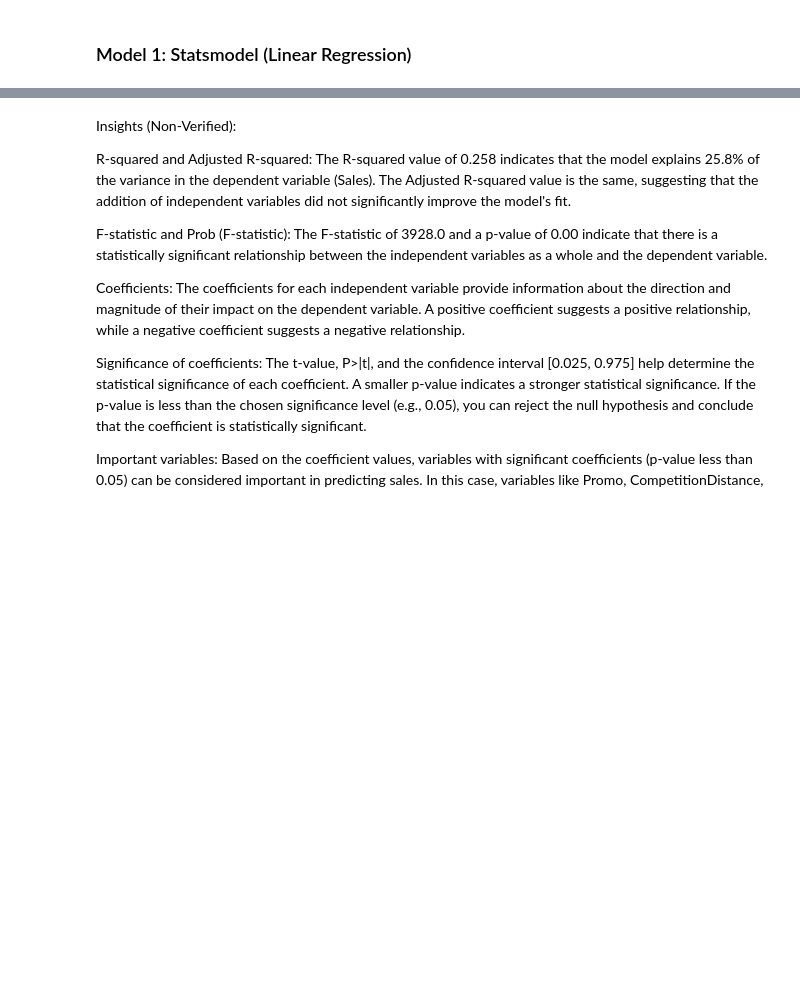
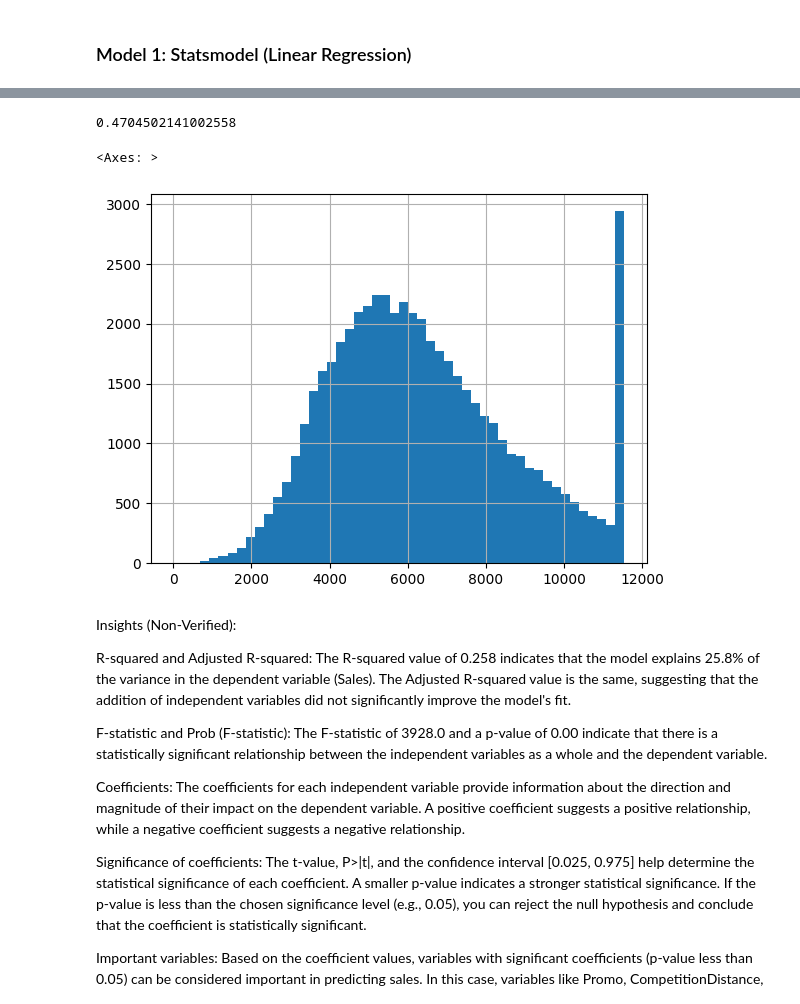
Before and after one commit to pvanand07/Retail-Sales-Prediction-Regression, a Jupyter notebook: 1_1_RS_Linear_Regression.ipynb, the cells around one changed output, grey strips where cells are left out. Drawn from its saved outputs; the diff is of its cells as text; code cells hidden in the pictures; blank space fills up the shorter version.

```diff
--- a/1_1_RS_Linear_Regression.ipynb
+++ b/1_1_RS_Linear_Regression.ipynb
@@ -175,4 +116,11 @@ Notes:
 strong multicollinearity problems or that the design matrix is singular.
+# %%
+print(y_test.skew())
+y_test.hist(bins=50)
+# %% [output]
+0.4704502141002558
+<Axes: >
+[figure, added]
 # %% [markdown]
 Insights (Non-Verified):
 
```
Also changed, not shown: parts of 24 cells of this notebook.
